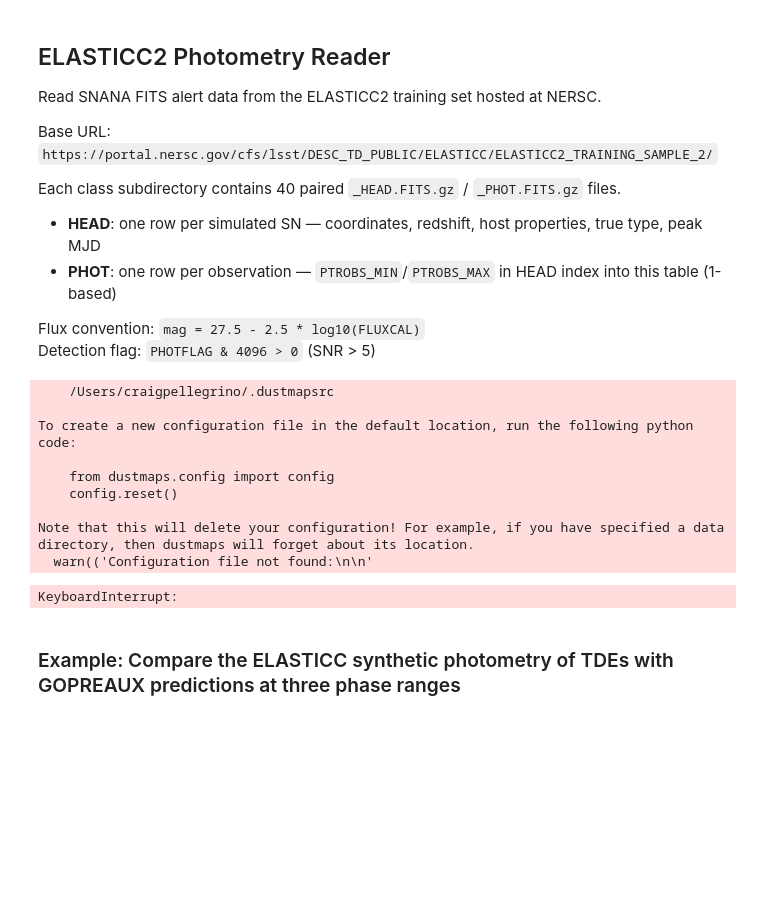
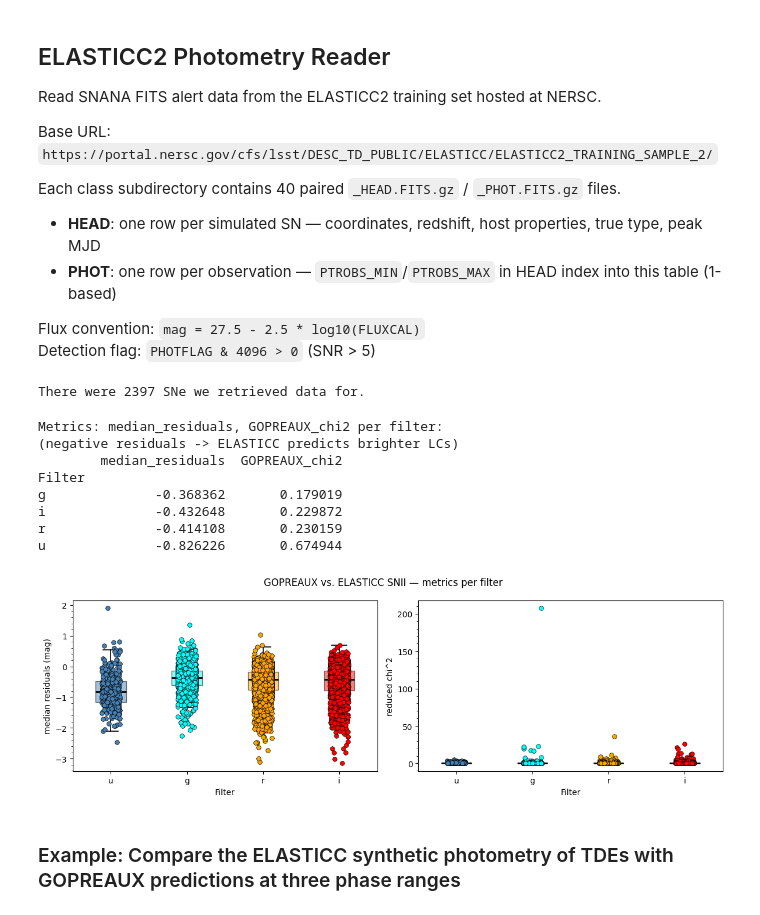
Before and after one commit to crpellegrino/gopreaux, a Jupyter notebook: examples/comparisons/compare_elasticc_phot.ipynb, the cells around one changed output. Cells and saved outputs as stored; diff of their text form; code cells hidden in the pictures; blank space fills up the shorter version.

```diff
--- a/examples/comparisons/compare_elasticc_phot.ipynb
+++ b/examples/comparisons/compare_elasticc_phot.ipynb
@@ -74,6 +74,15 @@ _PHOT_COLS = [
 ]
 
 
+def _fits_col_to_array(arr):
+    """Return a numpy array with native byte order.
+    String columns are returned as-is; numeric columns are converted from
+    FITS big-endian using dtype.newbyteorder (compatible with NumPy 2.0+)."""
+    if arr.dtype.kind in ("S", "U", "O"):
+        return arr
+    return arr.astype(arr.dtype.newbyteorder("="), copy=False)
+
+
 def _open_fits_gz(filepath: str) -> fits.HDUList:
     """Open a gzipped FITS file from a local path or URL."""
     if filepath.startswith("http://") or filepath.startswith("https://"):
@@ -130,7 +139,7 @@ def read_snana_pair(head_source, phot_source, detections_only=True):
     # --- Metadata DataFrame ---
     available_head = [c for c in _HEAD_COLS if c in head_data.names]
     meta = pd.DataFrame(
-        {col: head_data[col].byteswap().newbyteorder() for col in available_head}
+        {col: _fits_col_to_array(head_data[col]) for col in available_head}
     )
     meta["SNID"] = meta["SNID"].astype(str).str.strip()
 
@@ -144,7 +153,7 @@ def read_snana_pair(head_source, phot_source, detections_only=True):
         block = phot_data[lo:hi]
 
         df = pd.DataFrame(
-            {col: block[col].byteswap().newbyteorder() for col in available_phot}
+            {col: _fits_col_to_array(block[col]) for col in available_phot}
         )
         df["SNID"]        = sn["SNID"]
         df["SIM_PEAKMJD"] = sn.get("SIM_PEAKMJD", np.nan)
@@ -364,9 +373,10 @@ def compare_elasticc_phot(
                     coord = SkyCoord(
                         ra=meta_df[meta_df["SNID"] == groupid]["RA"].values[0] * u.deg,
                         dec=meta_df[meta_df["SNID"] == groupid]["DEC"].values[0] * u.deg)
-                    ext = fm(
-                        np.asarray([WLE[filt] * (1 + z)]), sfd(coord)
-                    )
+                    # extinction.fm07 requires float64 inputs; sfd() returns float32
+                    wav = np.array([WLE[filt] * (1 + z)], dtype=np.float64)
+                    ebv = float(sfd(coord))
+                    ext = fm(wav, ebv)
                     peak_mag_g -= ext # TODO: check this
                     if plot:
                         ax.errorbar(
@@ -422,16 +432,6 @@ def compare_elasticc_phot(
     print(f"There were {count} SNe we retrieved data for.")
     results = pd.DataFrame(rows)
     return results
-# %% [output]
-    /Users/craigpellegrino/.dustmapsrc
-
-To create a new configuration file in the default location, run the following python code:
-
-    from dustmaps.config import config
-    config.reset()
-
-Note that this will delete your configuration! For example, if you have specified a data directory, then dustmaps will forget about its location.
-  warn(('Configuration file not found:\n\n'
 # %%
 def save_results(
     results: pd.DataFrame,
@@ -485,11 +485,11 @@ from caat import SNModel
 from caat.utils import colors as FILT_COLORS
 
 
-MIN_PHASE = 45
+MIN_PHASE = -15
 MAX_PHASE = 150
 GOPREAUX_BANDS = ["u", "g", "r", "i"]
-TYPE = "Other"
-SUBTYPE = "TDE"
+TYPE = "SNII"
+SUBTYPE = "SNII"
 NUMBER_OF_MODELS = 10
 MAX_REDSHIFT = 0.5
 SAVE = False
@@ -510,7 +510,7 @@ results = compare_elasticc_phot(low_z_phot, meta, snmodel, plot=False)
 if SAVE:
     save_results(results, TYPE, SUBTYPE, MIN_PHASE, MAX_PHASE, NUMBER_OF_MODELS, MAX_REDSHIFT)
 # %% [output]
-KeyboardInterrupt:
+There were 2397 SNe we retrieved data for.
 # %%
 def display_results(
     results: pd.DataFrame,
@@ -572,6 +572,18 @@ def display_results(
     fig.suptitle(f"GOPREAUX vs. ELASTICC {SUBTYPE} — metrics per filter")
     plt.tight_layout()
     plt.show()
+# %%
+display_results(results)
+# %% [output]
+Metrics: median_residuals, GOPREAUX_chi2 per filter:
+(negative residuals -> ELASTICC predicts brighter LCs)
+        median_residuals  GOPREAUX_chi2
+Filter
+g              -0.368362       0.179019
+i              -0.432648       0.229872
+r              -0.414108       0.230159
+u              -0.826226       0.674944
+[figure, added]
 # %% [markdown]
 ### Example: Compare the ELASTICC synthetic photometry of TDEs with GOPREAUX predictions at three phase ranges
 # %%
```
Also changed, not shown: parts of 1 cell of this notebook, 16 other files.
